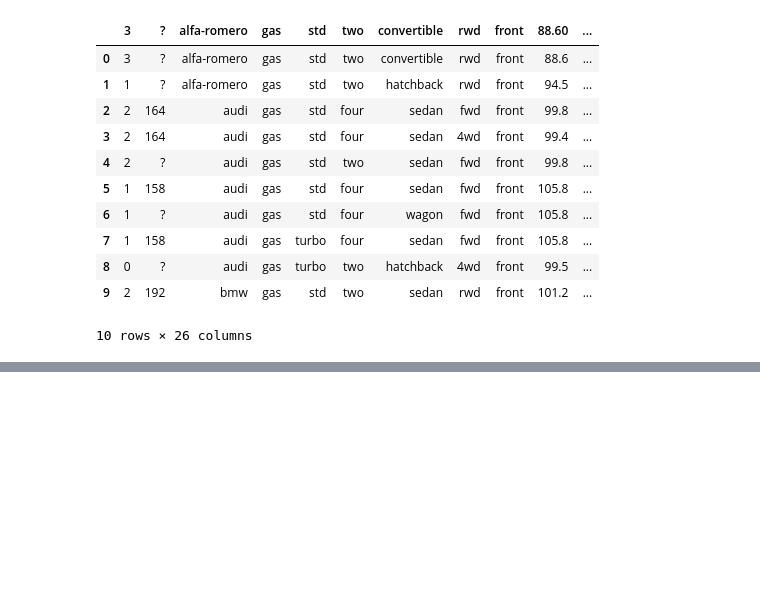
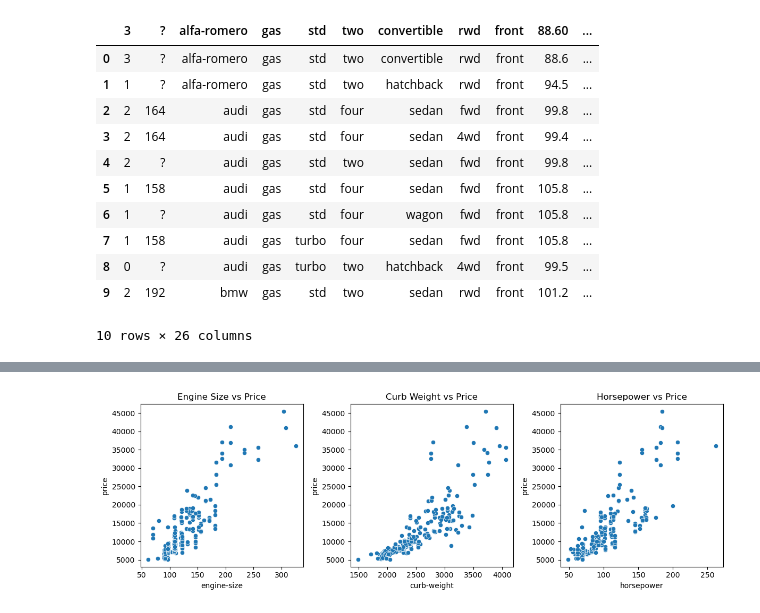
Before and after one commit to vmartinez4169-pixel/automobile-price-analysis, a Jupyter notebook: notebooks/jenelle_eda.ipynb, the cells around one changed output, grey strips where cells are left out. Cells and saved outputs as stored; diff of their text form; code cells hidden in the pictures; blank space fills up the shorter version.

Commit message:
updated and jenelle.eda, model, preprocessing, and added automobile_clean to data file

```diff
--- a/notebooks/jenelle_eda.ipynb
+++ b/notebooks/jenelle_eda.ipynb
@@ -63,13 +59,0 @@ df = pd.read_csv(url, names=headers, na_values="?")
-# %%
-# 3. Clean target variable: Drop rows where target variable ('price') is missing
-df = df.dropna(subset=["price"])
-df["price"] = df["price"].astype(float)
-# %%
-# 4. Fill numeric missing values with median
-numeric_cols = df.select_dtypes(include=[np.number]).columns
-df[numeric_cols] = df[numeric_cols].fillna(df[numeric_cols].median())
-# %%
-# 5. Fill categorical missing values with mode (most frequent)
-categorical_cols = df.select_dtypes(include=['object']).columns
-for col in categorical_cols:
-    df[col] = df[col].fillna(df[col].mode()[0])
@@ -81,0 +74,20 @@ df_encoded = pd.get_dummies(df, columns=categorical_cols, drop_first=True, dtype
+# %%
+# Physical & Mechanical Drivers of Price
+plt.figure(figsize=(12, 4))
+
+plt.subplot(1, 3, 1)
+sns.scatterplot(data=df, x='engine-size', y='price')
+plt.title('Engine Size vs Price')
+
+plt.subplot(1, 3, 2)
+sns.scatterplot(data=df, x='curb-weight', y='price')
+plt.title('Curb Weight vs Price')
+
+plt.subplot(1, 3, 3)
+sns.scatterplot(data=df, x='horsepower', y='price')
+plt.title('Horsepower vs Price')
+
+plt.tight_layout()
+plt.show()
+# %% [output]
+[figure, added]
```
Also changed, not shown: parts of 7 cells of this notebook, 3 other files.
